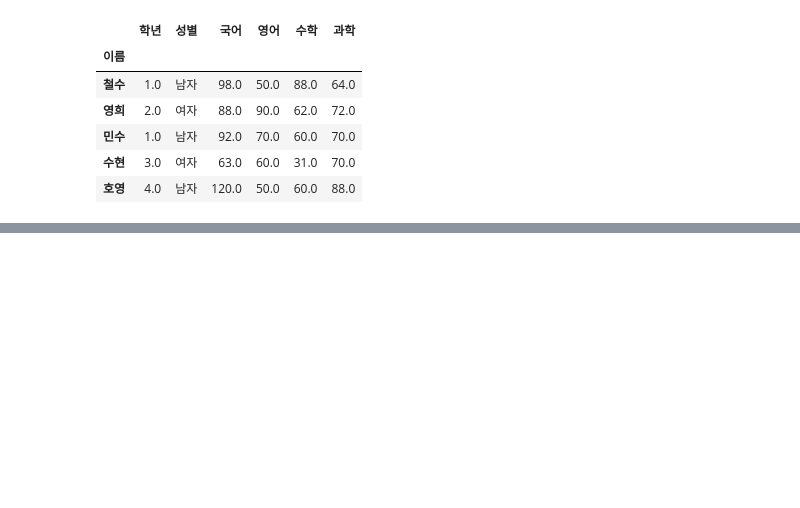
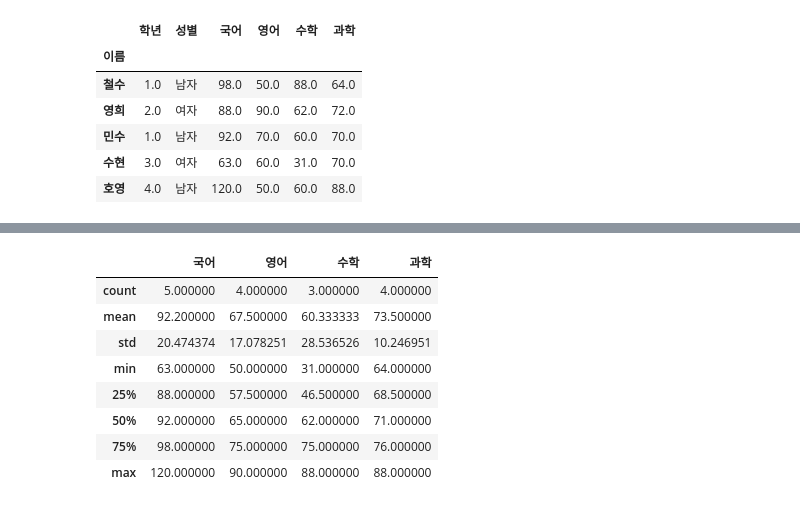
Before and after one commit to UnchaeJeong/20210706, a Jupyter notebook: 6_30_데이터 시각화/03_Pandas/05_데이터정제.ipynb, the cells around one changed output, grey strips where cells are left out. Saved outputs shown, nothing was run; the diff lists cells and outputs as text; code cells hidden in the pictures; blank space fills up the shorter version.

```diff
--- a/6_30_데이터 시각화/03_Pandas/05_데이터정제.ipynb
+++ b/6_30_데이터 시각화/03_Pandas/05_데이터정제.ipynb
@@ -159,0 +181,13 @@ df1
+# %%
+# 학년은 범위형 값이 아니기 때문에 구하지 않음.
+df1[['국어','영어','수학','과학']].describe()
+# %% [output]
+|  | 국어 | 영어 | 수학 | 과학 |
+| count | 5.000000 | 4.000000 | 3.000000 | 4.000000 |
+| mean | 92.200000 | 67.500000 | 60.333333 | 73.500000 |
+| std | 20.474374 | 17.078251 | 28.536526 | 10.246951 |
+| min | 63.000000 | 50.000000 | 31.000000 | 64.000000 |
+| 25% | 88.000000 | 57.500000 | 46.500000 | 68.500000 |
+| 50% | 92.000000 | 65.000000 | 62.000000 | 71.000000 |
+| 75% | 98.000000 | 75.000000 | 75.000000 | 76.000000 |
+| max | 120.000000 | 90.000000 | 88.000000 | 88.000000 |
```
Also changed, not shown: parts of 9 cells of this notebook, 2 other files.
